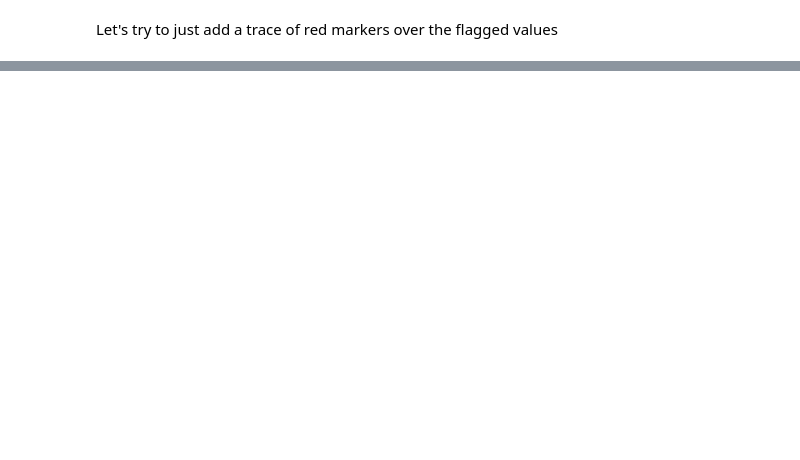
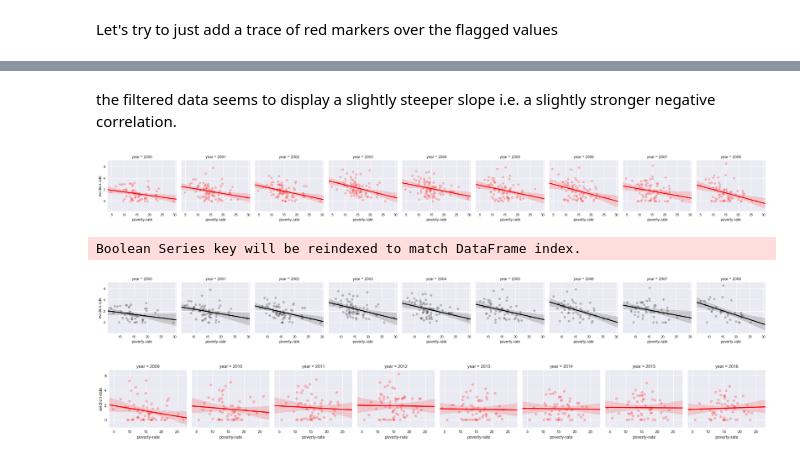
Before and after one commit to paulo-g-martinez/eviction-lab-tn-nss-capstone, a Jupyter notebook: regression-analysis-with-corrected-flags.ipynb, the cells around one changed output, grey strips where cells are left out. Saved outputs shown, nothing was run; the diff lists cells and outputs as text; code cells hidden in the pictures; blank space fills up the shorter version.

```diff
--- a/regression-analysis-with-corrected-flags.ipynb
+++ b/regression-analysis-with-corrected-flags.ipynb
@@ -235,0 +301,25 @@ append the trace to the data to be ploted by plotly.
+# %% [markdown]
+the filtered data seems to display a slightly steeper slope i.e. a slightly stronger negative correlation.
+# %%
+g = sns.FacetGrid(counties_evicts_df[counties_evicts_df.year < 2009], col = 'year')
+g = g.map(sns.regplot, 'poverty-rate', 'eviction-rate', color = 'red', scatter_kws = {'alpha':'.25',
+                                            'edgecolors':'white',
+                                           'linewidths':'1'})
+# %% [output]
+[figure, added]
+# %%
+g = sns.FacetGrid(counties_evicts_df[counties_evicts_df.year < 2009][counties_evicts_df['low-flag'] == 0],
+                  col = 'year')
+g = g.map(sns.regplot, 'poverty-rate', 'eviction-rate', color = 'black', scatter_kws = {'alpha':'.25',
+                                            'edgecolors':'white',
+                                           'linewidths':'1'})
+# %% [output]
+Boolean Series key will be reindexed to match DataFrame index.
+[figure, added]
+# %%
+g = sns.FacetGrid(counties_evicts_df[counties_evicts_df.year >= 2009], col = 'year')
+g = g.map(sns.regplot, 'poverty-rate', 'eviction-rate', color = 'red', scatter_kws = {'alpha':'.25',
+                                            'edgecolors':'white',
+                                           'linewidths':'1'})
+# %% [output]
+[figure, added]
```
Also changed, not shown: parts of 24 cells of this notebook.
